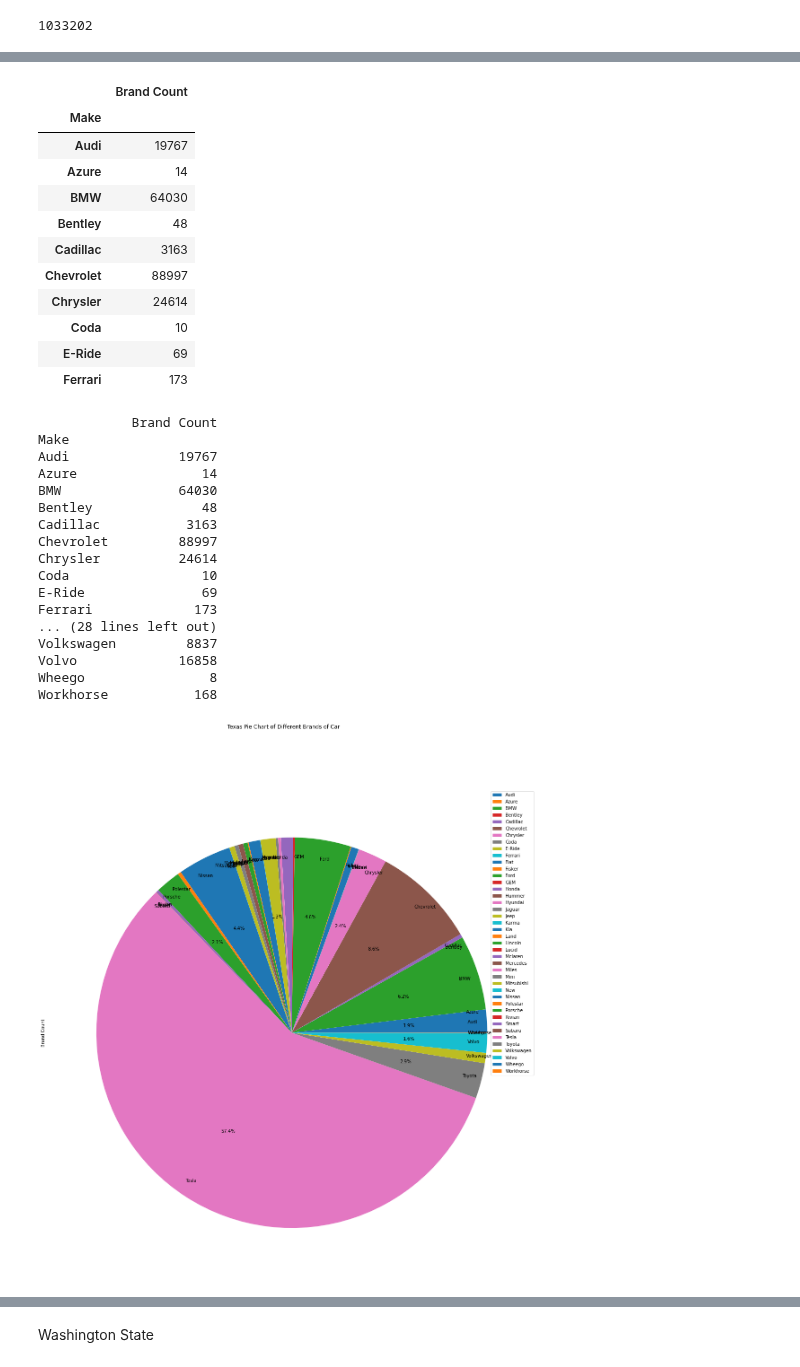
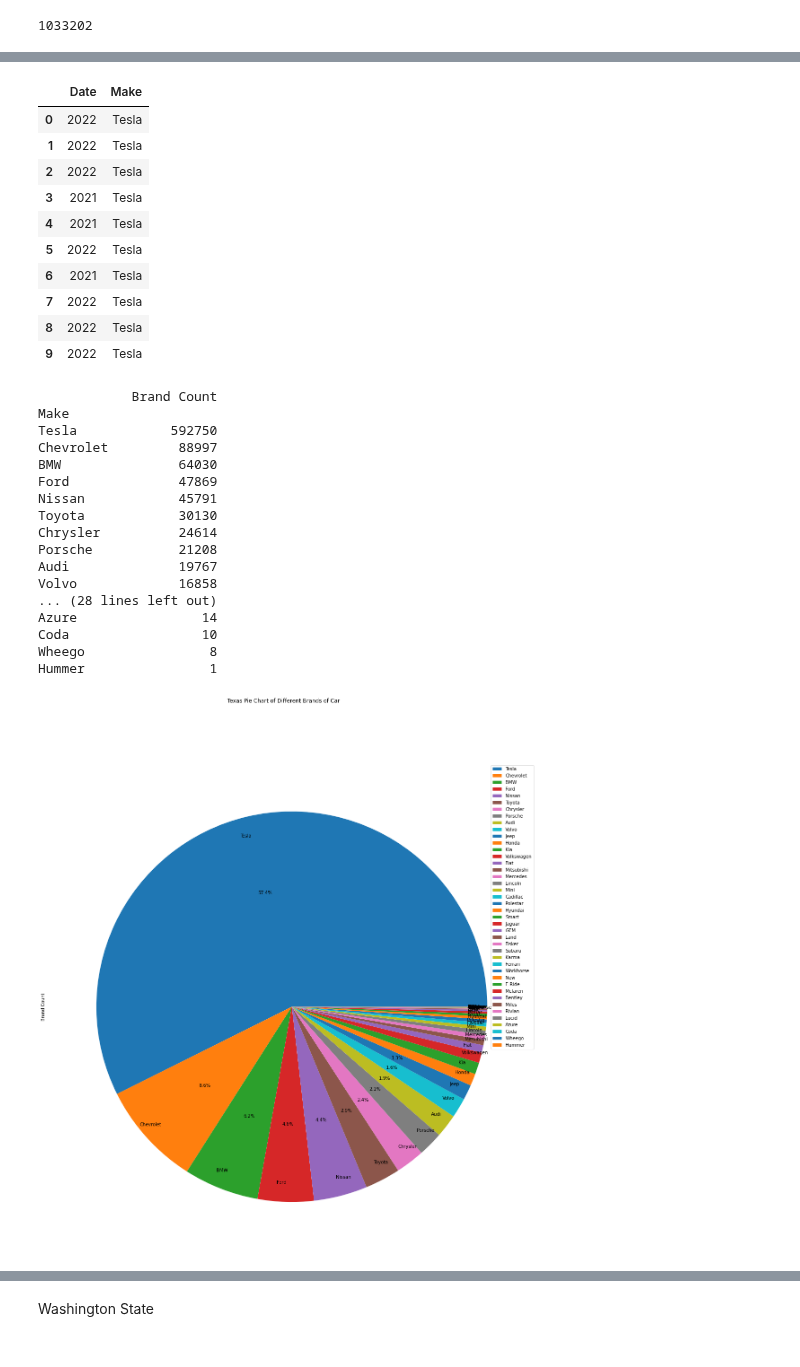
Before and after one commit to MarcccHuuu/2022Spring_Finals_EV, a Jupyter notebook: Hypothesis2.ipynb, the cells around one changed output, grey strips where cells are left out. Saved outputs shown, nothing was run; the diff lists cells and outputs as text; code cells hidden in the pictures.

```diff
--- a/Hypothesis2.ipynb
+++ b/Hypothesis2.ipynb
@@ -55,0 +47,10 @@ newyork_data_df.head(5)
+# %%
+def split_date_make(file, date_split_symbol, make_split_symbol, date_split_loc, make_split_loc, year_of_extraction):
+    file.insert(file.shape[1], 'Date',
+                        file['Registration Valid Date'].str.split(date_split_symbol, expand=True)[date_split_loc])
+    file.insert(file.shape[-1], 'Make',
+                        file['Vehicle Name'].str.split(make_split_symbol, expand=True)[make_split_loc])
+    file[['Date']] = file[['Date']].astype(int)
+    file = file[file['Date'] >= year_of_extraction]
+    clean_file = file[['Date', 'Make']]
+    return clean_file
@@ -97,12 +101,12 @@ def my_autopct(pct):
 #                                  title='NY' + 'Bar Chart of Different Brands of Car')
 # %%
 def h2_EV_analyze(data_file, state_name):
-    clean_file = data_file[['Date', 'Make']]
-    clean_file_count = clean_file[pd.notnull(clean_file['Make'])].groupby(by='Make').count()
+    clean_file_count = data_file[pd.notnull(data_file['Make'])].groupby(by='Make').count()
     clean_file_count.columns = ['Brand Count']
-    print(clean_file_count)
-    clean_file_count.plot.pie(subplots=True, figsize=(20, 20), autopct=my_autopct,
+    sorted_clean_file_count = clean_file_count.sort_values('Brand Count',ascending= False)
+    print(sorted_clean_file_count)
+    sorted_clean_file_count.plot.pie(subplots=True, figsize=(20, 20), autopct=my_autopct,
                                  title=state_name + ' Pie Chart of Different Brands of Car',labeldistance=0.9)
-    clean_file_count.plot.bar(figsize=(20, 10),
+    sorted_clean_file_count.plot.bar(figsize=(20, 10),
                                  title=state_name + ' Bar Chart of Different Brands of Car')
 # %%
@@ -153,8 +145,3 @@ texas_data_df = DataFrame(texas_data)
-# %%
-texas_data_df.insert(texas_data_df.shape[1], 'Date',
-                       texas_data_df['Registration Valid Date'].str.split('/', expand=True)[2])
-texas_data_df.insert(texas_data_df.shape[-1], 'Make',
-                       texas_data_df['Vehicle Name'].str.split(' ', expand=True)[0])
 # %%
 texas_data_df.head(5)
 # %% [output]
@@ -182,36 +172,37 @@ texas_df_h2_count.columns = ['Brand Count']
+# %%
+result_clean_file = split_date_make(texas_data_df, '/', ' ', 2, 0, 2020)
 # %%
-texas_df_h2_count.head(10)
+result_clean_file.head(10)
 # %% [output]
-|  | Brand Count |
-| Make |  |
-| Audi | 19767 |
-| Azure | 14 |
-| BMW | 64030 |
-| Bentley | 48 |
-| Cadillac | 3163 |
-| Chevrolet | 88997 |
-| Chrysler | 24614 |
-| Coda | 10 |
-| E-Ride | 69 |
-| Ferrari | 173 |
+|  | Date | Make |
+| 0 | 2022 | Tesla |
+| 1 | 2022 | Tesla |
+| 2 | 2022 | Tesla |
+| 3 | 2021 | Tesla |
+| 4 | 2021 | Tesla |
+| 5 | 2022 | Tesla |
+| 6 | 2021 | Tesla |
+| 7 | 2022 | Tesla |
+| 8 | 2022 | Tesla |
+| 9 | 2022 | Tesla |
 # %%
-h2_EV_analyze(texas_data_df, 'Texas')
+h2_EV_analyze(result_clean_file, 'Texas')
 # %% [output]
             Brand Count
 Make
+Tesla            592750
+Chevrolet         88997
+BMW               64030
+Ford              47869
+Nissan            45791
+Toyota            30130
+Chrysler          24614
+Porsche           21208
 Audi              19767
+Volvo             16858
+... (28 lines left out)
 Azure                14
-BMW               64030
-Bentley              48
-Cadillac           3163
-Chevrolet         88997
-Chrysler          24614
 Coda                 10
-E-Ride               69
-Ferrari             173
-... (28 lines left out)
-Volkswagen         8837
-Volvo             16858
 Wheego                8
-Workhorse           168
+Hummer                1
-[figure, old version]
+[figure, new version]
```
Also changed, not shown: parts of 54 cells of this notebook.
